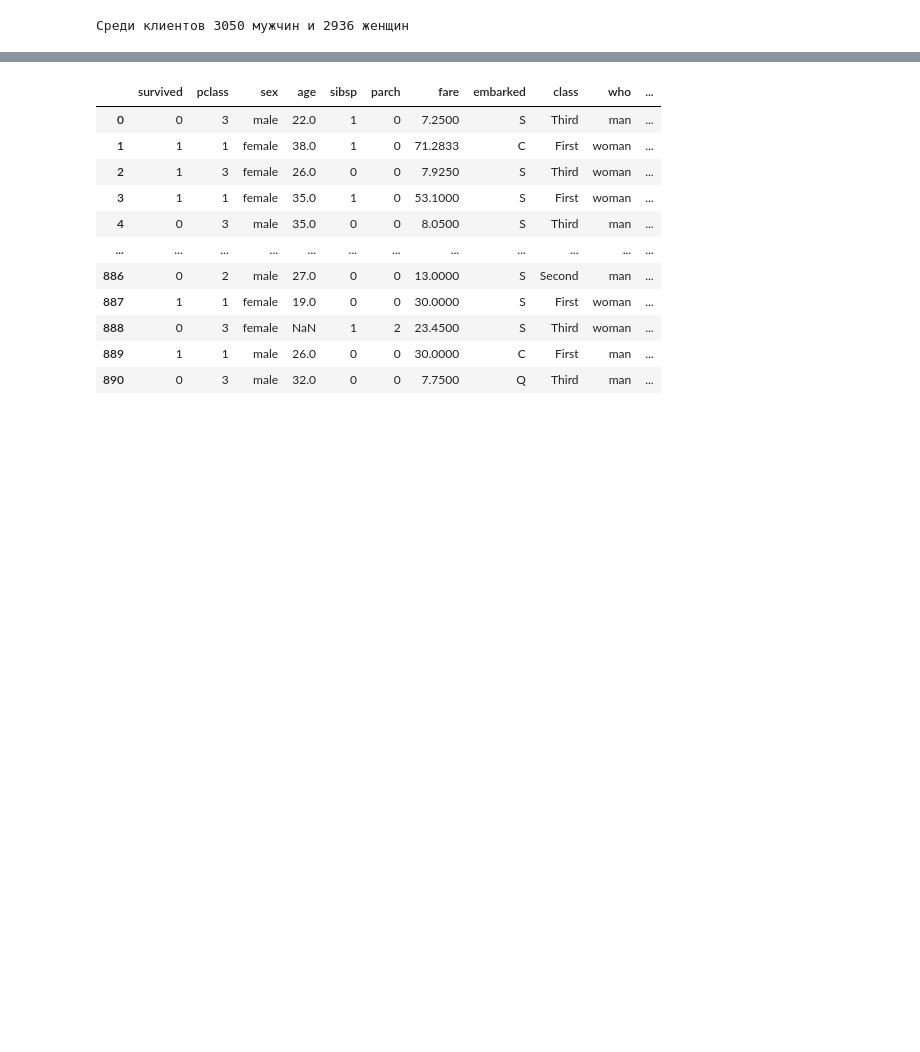
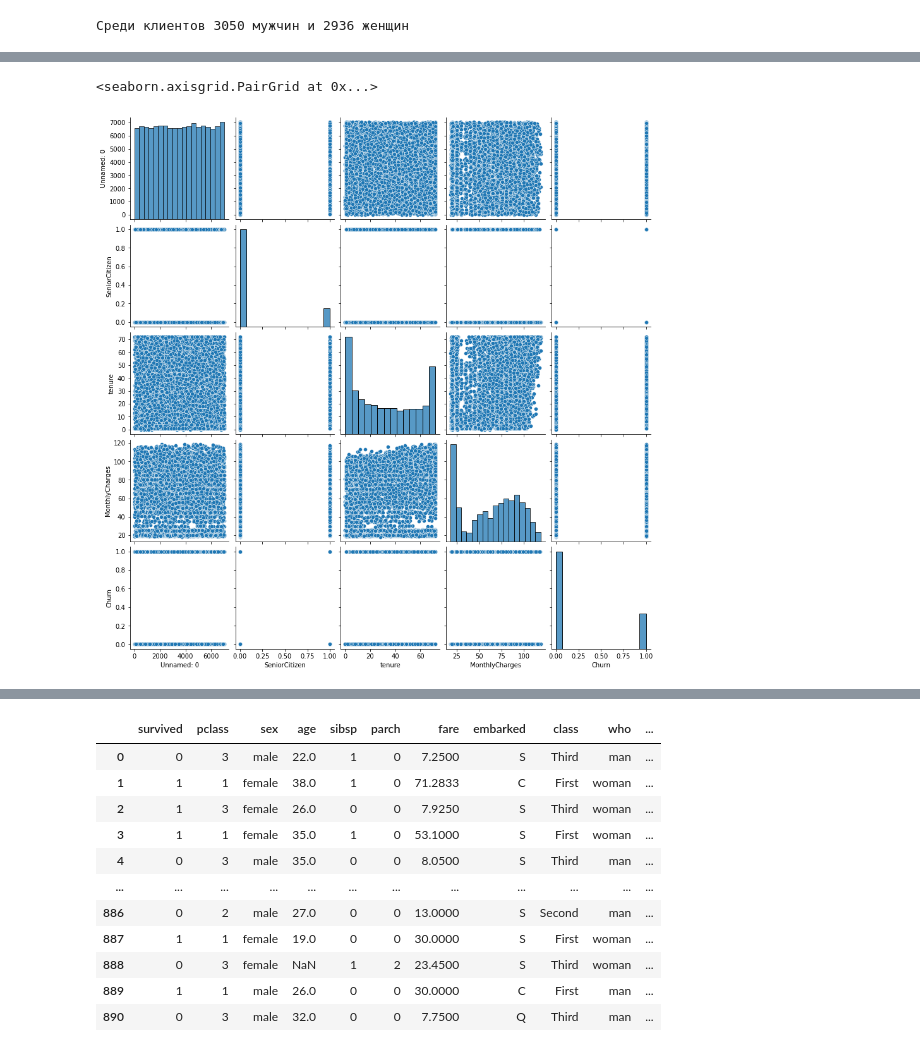
Before and after one commit to ddmitry80/ds_coursework_ml_beginner, a Jupyter notebook: Coursework_ML.ipynb, the cells around one changed output, grey strips where cells are left out. Saved outputs shown, nothing was run; the diff lists cells and outputs as text; code cells hidden in the pictures; blank space fills up the shorter version.

```diff
--- a/Coursework_ML.ipynb
+++ b/Coursework_ML.ipynb
@@ -138,0 +193,5 @@ ax.set(title='Ушедшие клиенты по полу')
+# %%
+sns.pairplot(telecom_users)
+# %% [output]
+<seaborn.axisgrid.PairGrid at 0x...>
+[figure, added]
```
Also changed, not shown: parts of 26 cells of this notebook.
